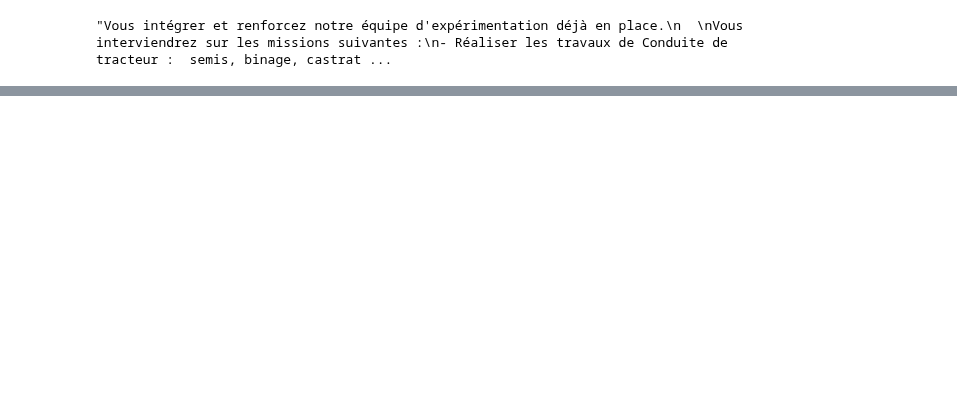
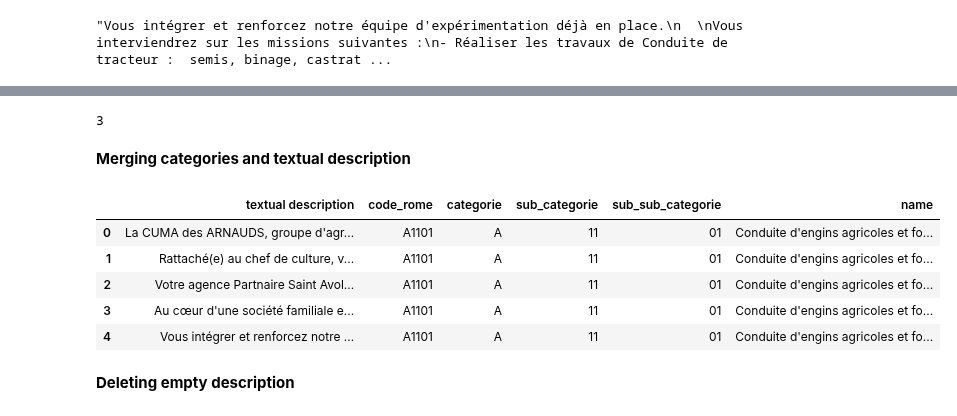
Before and after one commit to oscarfossey/NLP-Job-classifier-based-on-description, a Jupyter notebook: Test API pole emploi.ipynb, the cells around one changed output, grey strips where cells are left out. Saved outputs shown, nothing was run; the diff lists cells and outputs as text; code cells hidden in the pictures; blank space fills up the shorter version.

Commit message:
First final version
- extraction of data using the api
- building the dataset

```diff
--- a/Test API pole emploi.ipynb
+++ b/Test API pole emploi.ipynb
@@ -46,0 +69,4 @@ results_df['description'][4]
+# %%
+df_main.rename(columns = {' ' : "categorie" , ' .1' : "sub_categorie", ' .2' : "sub_sub_categorie", ' .3' : "name" }, inplace=True)
+
+df_main["code_rome"] = df_main["categorie"] + df_main["sub_categorie"] + df_main["sub_sub_categorie"]
@@ -46,0 +75,10 @@ results_df['description'][4]
+# %%
+df_categorie_name = df_main.loc[df_main["sub_categorie"] ==  ' ']
+df_sub_categorie_name = df_main.loc[(df_main["sub_categorie"] !=  ' ') & (df_main["sub_sub_categorie"] ==  ' ')]
+df_sub_sub_categorie_name = df_main.loc[
+                                        (df_main["sub_categorie"] !=  ' ')
+                                        & (df_main["sub_sub_categorie"] !=  ' ')
+                                        & (df_main["Code OGR"] ==  ' ')]
+df_categorie_name.drop(["Code OGR"], axis = 1, inplace = True)
+df_sub_categorie_name.drop(["Code OGR"], axis = 1, inplace = True)
+df_sub_sub_categorie_name.drop(["Code OGR"], axis = 1, inplace = True)
@@ -46,0 +117,5 @@ results_df['description'][4]
+# %%
+columns = ["textual description", "code_rome"]
+df_text  = pd.DataFrame(columns = columns)
+
+df_text.head()
@@ -46,0 +124,14 @@ results_df['description'][4]
+# %%
+error_count = 0
+for code_rome in tqdm(df_sub_sub_categorie_name.code_rome):
+    try:
+        request  = api.search(params = {'codeROME' : code_rome})
+        print("Number of results : ",len(request['resultats']))
+        if len(request['resultats']) > 1:
+            df = pd.DataFrame(request['resultats'])[['description', "romeCode"]]
+            df.rename(columns = {'description' : "textual description",  'romeCode' : "code_rome" }, inplace=True)
+            df_text = pd.concat([df_text, df])
+    except:
+        print("Error number : ", error_count + 1)
+        error_count +=1
+    time.sleep(0.4)
@@ -46,0 +169,4 @@ results_df['description'][4]
+# %%
+error_count
+# %% [output]
+3
@@ -46,0 +175,15 @@ results_df['description'][4]
+# %% [markdown]
+**Merging categories and textual description**
+# %%
+dataset = df_text.merge(df_sub_sub_categorie_name, how='left', on='code_rome')
+
+dataset.head()
+# %% [output]
+|  | textual description | code_rome | categorie | sub_categorie | sub_sub_categorie | name |
+| 0 | La CUMA des ARNAUDS, groupe d'agr... | A1101 | A | 11 | 01 | Conduite d'engins agricoles et fo... |
+| 1 | Rattaché(e) au chef de culture, v... | A1101 | A | 11 | 01 | Conduite d'engins agricoles et fo... |
+| 2 | Votre agence Partnaire Saint Avol... | A1101 | A | 11 | 01 | Conduite d'engins agricoles et fo... |
+| 3 | Au cœur d'une société familiale e... | A1101 | A | 11 | 01 | Conduite d'engins agricoles et fo... |
+| 4 | Vous intégrer et renforcez notre ... | A1101 | A | 11 | 01 | Conduite d'engins agricoles et fo... |
+# %% [markdown]
+**Deleting empty description**
```
Also changed, not shown: parts of 20 cells of this notebook.
